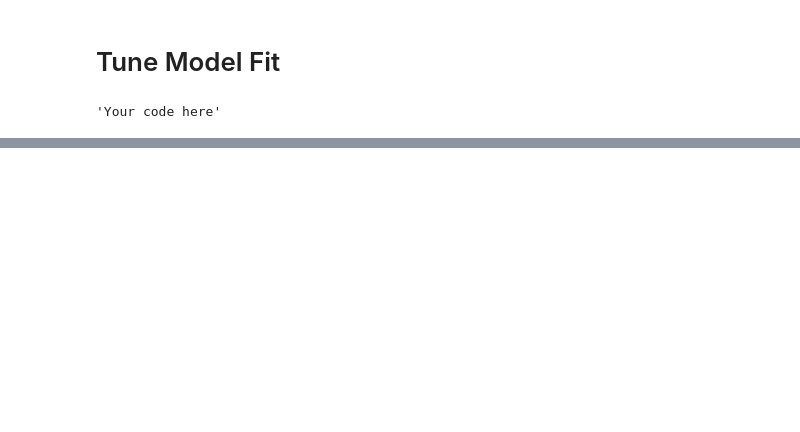
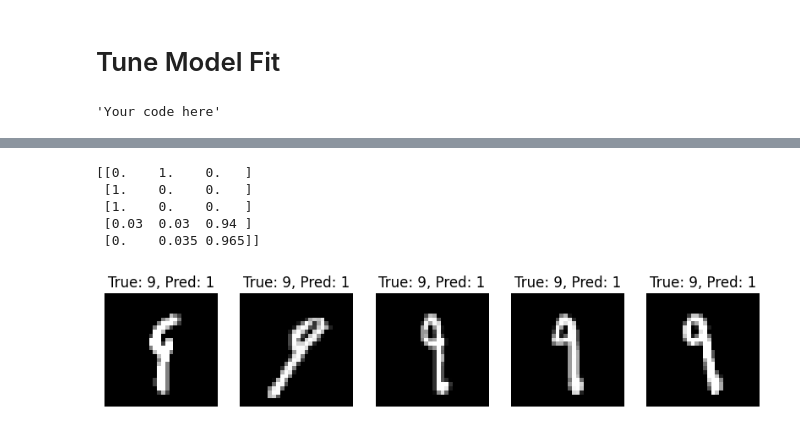
Before and after one commit to KelvynBladen/ml_intro, a Jupyter notebook: mnist_worksheet1.ipynb, the cells around one changed output, grey strips where cells are left out. Cells and saved outputs as stored; diff of their text form; code cells hidden in the pictures; blank space fills up the shorter version.

```diff
--- a/mnist_worksheet1.ipynb
+++ b/mnist_worksheet1.ipynb
@@ -117,0 +156,29 @@ print(x_train[1].shape)
+# %%
+y_test_pred_proba = rf.predict_proba(x_test_1_7_9)
+print(y_test_pred_proba[:5])
+
+# Plot some of the misclassifications.
+misclassified_indices = [i for i in range(len(y_test_1_7_9)) if y_test_pred[i] != y_test_1_7_9[i]]
+
+misclassified_probs = [y_test_pred_proba[idx][1] if y_test_1_7_9[idx] == 7 else y_test_pred_proba[idx][0] for idx in misclassified_indices]
+
+worst_misclassified_indices = [misclassified_indices[i] for i in sorted(range(len(misclassified_probs)), key=lambda i: misclassified_probs[i], reverse=True)[:5]]
+
+plt.figure(figsize=(10, 5))
+
+for i, idx in enumerate(worst_misclassified_indices):
+    plt.subplot(1, 5, i + 1)
+    plt.imshow(x_test_1_7_9[idx].reshape(28, 28), cmap='gray')
+    plt.title(f'True: {y_test_1_7_9[idx]}, Pred: {y_test_pred[idx]}')
+    plt.axis('off')
+
+plt.show()
+
+# Can you see why the model made the misclassifications it did?
+# %% [output]
+[[0.    1.    0.   ]
+ [1.    0.    0.   ]
+ [1.    0.    0.   ]
+ [0.03  0.03  0.94 ]
+ [0.    0.035 0.965]]
+[figure, added]
```
Also changed, not shown: parts of 8 cells of this notebook, 1 other file.
